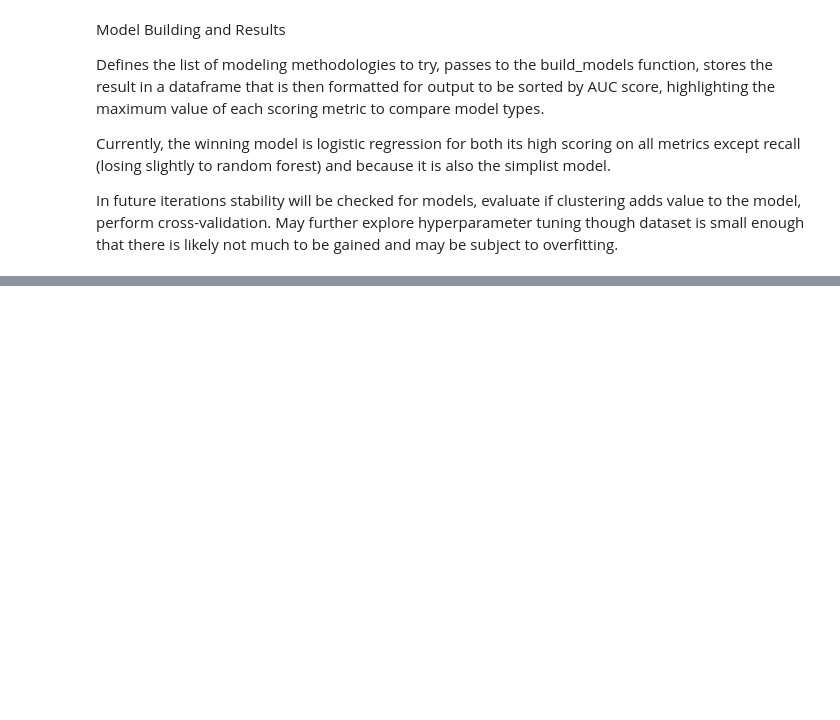
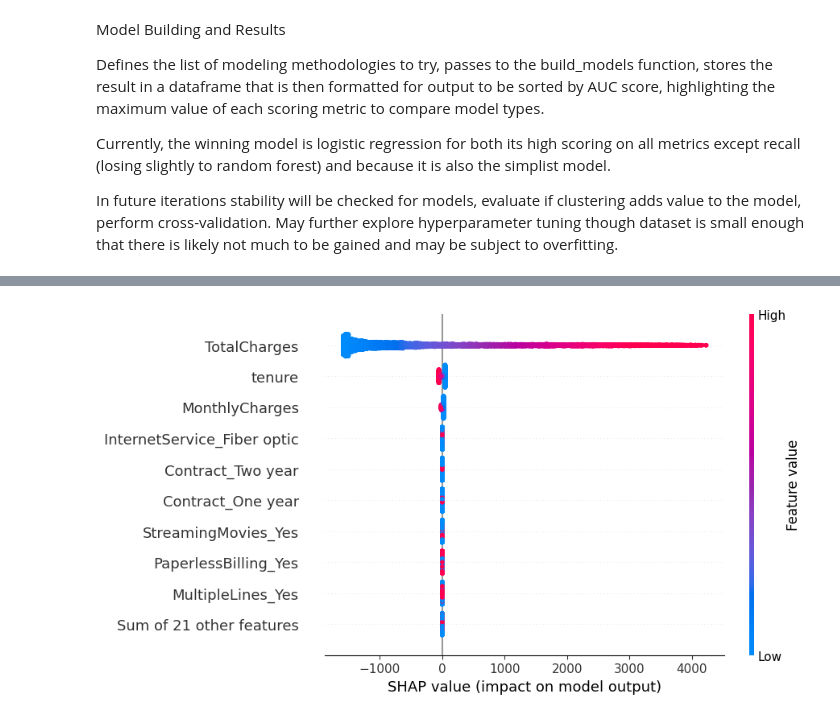
Before and after one commit to sam-volstad/churn_modeling, a Jupyter notebook: Retention.ipynb, the cells around one changed output, grey strips where cells are left out. Cells and saved outputs as stored; diff of their text form; code cells hidden in the pictures; blank space fills up the shorter version.

Commit message:
added SHAP

```diff
--- a/Retention.ipynb
+++ b/Retention.ipynb
@@ -333,6 +310,7 @@ def build_models(X, y, models, gen_plot=False):
 
     results = []
     feature_importances = {}
+    fitted_models = {}
 
     roc_fig = go.Figure()
     pr_fig = go.Figure()
@@ -386,6 +364,8 @@ def build_models(X, y, models, gen_plot=False):
         # Feature importance (best-effort, model-dependent)
         # ---------------------------------------------------------
         fitted_model = model.fit(X, y)
+
+        fitted_models[model_name] = fitted_model
 
         estimator = (
             fitted_model.named_steps["model"]
@@ -486,7 +466,7 @@ def build_models(X, y, models, gen_plot=False):
         roc_fig.show()
         pr_fig.show()
 
-    return pd.DataFrame(results).sort_values("auc", ascending=False), feature_importances
+    return pd.DataFrame(results).sort_values("auc", ascending=False), feature_importances, fitted_models
 # %% [markdown]
 Model Building and Results
 
@@ -637,0 +532,84 @@ display(summary)
+# %%
+# =========================
+# Model Analysis
+# =========================
+
+fi_df = pd.DataFrame(feature_importances)
+
+top_n = 20
+
+top_features = (
+    fi_df.mean(axis=1)
+    .sort_values(ascending=False)
+    .head(top_n)
+    .index
+)
+
+fi_top = fi_df.loc[top_features]
+
+fi_norm = fi_top.apply(lambda x: x / x.sum(), axis=0)
+
+fig = px.imshow(
+    fi_norm,
+    color_continuous_scale="Viridis",
+    aspect="auto",
+    title="Permutation Feature Importance (Normalized)"
+)
+
+fig.update_layout(height=700)
+fig.show()
+
+driver_strength = fi_norm.mean(axis=1).sort_values(ascending=False)
+top_drivers = driver_strength.head(10)
+
+driver_table = top_drivers.reset_index()
+driver_table.columns = ["Feature", "Importance"]
+def map_driver(feature):
+    if "InternetService" in feature:
+        return "Service Type Risk"
+    if "Contract" in feature:
+        return "Contract Stickiness"
+    if "PaymentMethod" in feature or "MonthlyCharges" in feature:
+        return "Pricing Sensitivity"
+    if "tenure" in feature or "TotalCharges" in feature:
+        return "Customer Lifecycle"
+    if "TechSupport" in feature or "OnlineSecurity" in feature:
+        return "Support Engagement"
+    return "Other"
+
+driver_table["Category"] = driver_table["Feature"].apply(map_driver)
+
+summary = (
+    driver_table
+    .groupby("Category")
+    .agg(
+        Total_Importance=("Importance", "sum"),
+        Feature_Count=("Feature", "count")
+    )
+    .sort_values("Total_Importance", ascending=False)
+)
+display(driver_table)
+display(summary)
+
+# ---------------------------------------------------------
+# SHAP
+# ---------------------------------------------------------
+scaler = best_model.named_steps["scaler"]
+lr_model = best_model.named_steps["model"]
+
+feature_names = x_raw.columns.tolist()
+
+x_shap = x_raw.astype(float)
+x_scaled = scaler.transform(x_shap)
+
+# explainer = shap.LinearExplainer(lr_model, x_scaled)
+
+explainer = shap.Explainer(lr_model, x_shap)
+shap_values = explainer(x_shap)
+
+shap_values.feature_names = feature_names
+
+shap.plots.beeswarm(shap_values)
+
+shap.plots.bar(shap_values)
+# %% [output]
@@ -637,0 +636 @@ display(summary)
+[figure, added]
```
Also changed, not shown: parts of 6 cells of this notebook, 1 other file.
